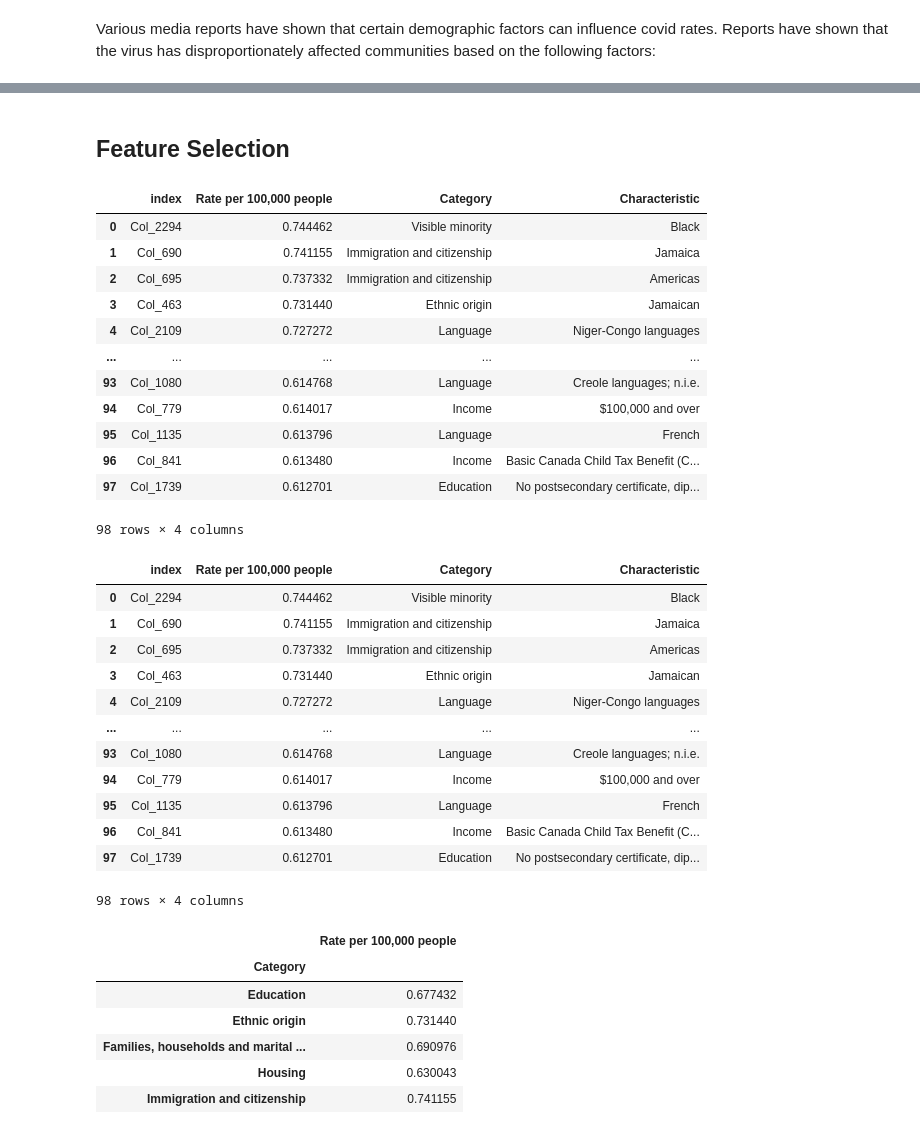
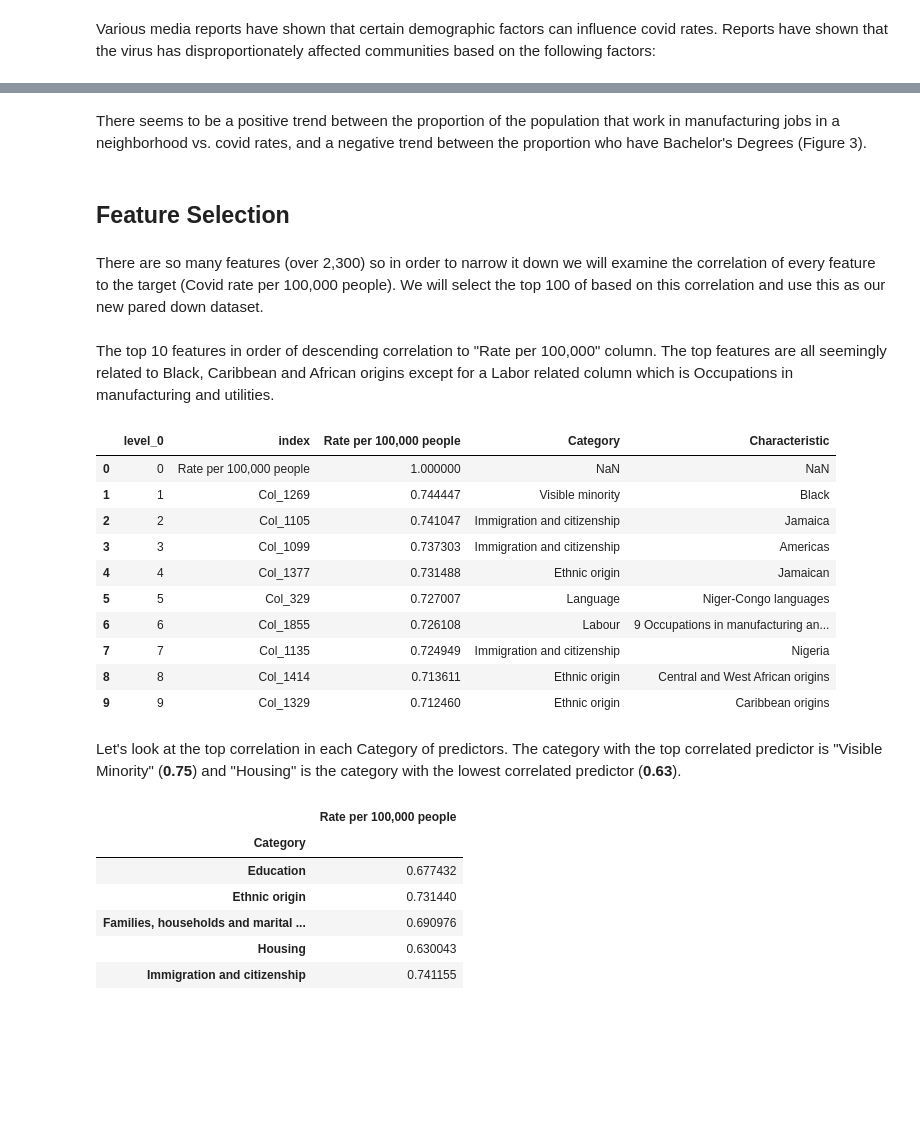
Before and after one commit to alexeimarcilio/GBC, a Jupyter notebook: LR_Project/CovidTO.ipynb, the cells around one changed output, grey strips where cells are left out. Drawn from its saved outputs; the diff is of its cells as text; code cells hidden in the pictures; blank space fills up the shorter version.

```diff
--- a/LR_Project/CovidTO.ipynb
+++ b/LR_Project/CovidTO.ipynb
@@ -328,4 +249,8 @@ sns.scatterplot(data=df, x='Col_639',y='Rate per 100,000 people')
+# %% [markdown]
+There seems to be a positive trend between the proportion of the population that work in manufacturing jobs in a neighborhood vs. covid rates, and a negative trend between the proportion who have Bachelor's Degrees (Figure 3).
 # %% [markdown]
 ## Feature Selection
+# %% [markdown]
+There are so many features (over 2,300) so in order to narrow it down we will examine the correlation of every feature to the target (Covid rate per 100,000 people). We will select the top 100 of based on this correlation and use this as our new pared down dataset.
 # %%
 # Let's look at all the features and how they compare to
@@ -338,47 +263,40 @@ feat_cor = result.sort_values('Rate per 100,000 people', ascending=False).head(1
 # %%
 # Let's remove the Case Count column and examine these variables
 feat_cor.drop('Case Count', inplace=True)
-feat_cor.drop('Rate per 100,000 people', inplace=True)
+# feat_cor.drop('Rate per 100,000 people', inplace=True)
 # %%
-feat_cor.reset_index(level=0, inplace=True)
+try:
+    feat_cor.reset_index(level=0, inplace=True)
+except:
+    None
 # %%
-#colNames.reset_index(level=0, inplace=True)
+try:
+    colNames.reset_index(level=0, inplace=True)
+except:
+    None
 # %%
 dfCol = colNames[['index','Category', 'Characteristic']]
 # %%
 feat_corName = pd.merge(feat_cor, dfCol, how='left', on=['index'])
+# %% [markdown]
+The top 10 features in order of descending correlation to "Rate per 100,000" column. The top features are all seemingly related to Black, Caribbean and African origins except for a Labor related column which is Occupations in manufacturing and utilities.
 # %%
-feat_corName.sort_values(by='Rate per 100,000 people', ascending=False)
+# Here are the top 10 features in order of desending correlation to "Rate per 100,000"
+feat_corName.sort_values(by='Rate per 100,000 people', ascending=False).head(10)
 # %% [output]
-|  | index | Rate per 100,000 people | Category | Characteristic |
-| 0 | Col_2294 | 0.744462 | Visible minority | Black |
-| 1 | Col_690 | 0.741155 | Immigration and citizenship | Jamaica |
-| 2 | Col_695 | 0.737332 | Immigration and citizenship | Americas |
-| 3 | Col_463 | 0.731440 | Ethnic origin | Jamaican |
-| 4 | Col_2109 | 0.727272 | Language | Niger-Congo languages |
-| ... | ... | ... | ... | ... |
-| 93 | Col_1080 | 0.614768 | Language | Creole languages; n.i.e. |
-| 94 | Col_779 | 0.614017 | Income | $100,000 and over |
-| 95 | Col_1135 | 0.613796 | Language | French |
-| 96 | Col_841 | 0.613480 | Income | Basic Canada Child Tax Benefit (C... |
-| 97 | Col_1739 | 0.612701 | Education | No postsecondary certificate, dip... |
+|  | level_0 | index | Rate per 100,000 people | Category | Characteristic |
+| 0 | 0 | Rate per 100,000 people | 1.000000 | NaN | NaN |
+| 1 | 1 | Col_1269 | 0.744447 | Visible minority | Black |
+| 2 | 2 | Col_1105 | 0.741047 | Immigration and citizenship | Jamaica |
+| 3 | 3 | Col_1099 | 0.737303 | Immigration and citizenship | Americas |
+| 4 | 4 | Col_1377 | 0.731488 | Ethnic origin | Jamaican |
+| 5 | 5 | Col_329 | 0.727007 | Language | Niger-Congo languages |
+| 6 | 6 | Col_1855 | 0.726108 | Labour | 9 Occupations in manufacturing an... |
+| 7 | 7 | Col_1135 | 0.724949 | Immigration and citizenship | Nigeria |
+| 8 | 8 | Col_1414 | 0.713611 | Ethnic origin | Central and West African origins |
+| 9 | 9 | Col_1329 | 0.712460 | Ethnic origin | Caribbean origins |
-98 rows × 4 columns
-# %%
-feat_corName
-# %% [output]
-|  | index | Rate per 100,000 people | Category | Characteristic |
-| 0 | Col_2294 | 0.744462 | Visible minority | Black |
-| 1 | Col_690 | 0.741155 | Immigration and citizenship | Jamaica |
-| 2 | Col_695 | 0.737332 | Immigration and citizenship | Americas |
-| 3 | Col_463 | 0.731440 | Ethnic origin | Jamaican |
-| 4 | Col_2109 | 0.727272 | Language | Niger-Congo languages |
-| ... | ... | ... | ... | ... |
-| 93 | Col_1080 | 0.614768 | Language | Creole languages; n.i.e. |
-| 94 | Col_779 | 0.614017 | Income | $100,000 and over |
-| 95 | Col_1135 | 0.613796 | Language | French |
-| 96 | Col_841 | 0.613480 | Income | Basic Canada Child Tax Benefit (C... |
-| 97 | Col_1739 | 0.612701 | Education | No postsecondary certificate, dip... |
-98 rows × 4 columns
+# %% [markdown]
+Let's look at the top correlation in each Category of predictors. The category with the top correlated predictor is "Visible Minority" (**0.75**) and "Housing" is the category with the lowest correlated predictor (**0.63**).
 # %%
 # Return top from each category
 groupMax = feat_corName.groupby(["Category"])
```
Also changed, not shown: parts of 162 cells of this notebook.
